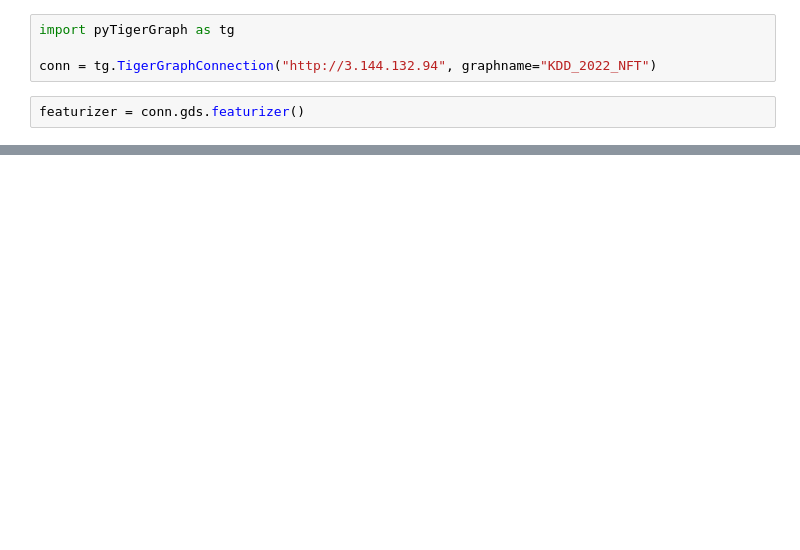
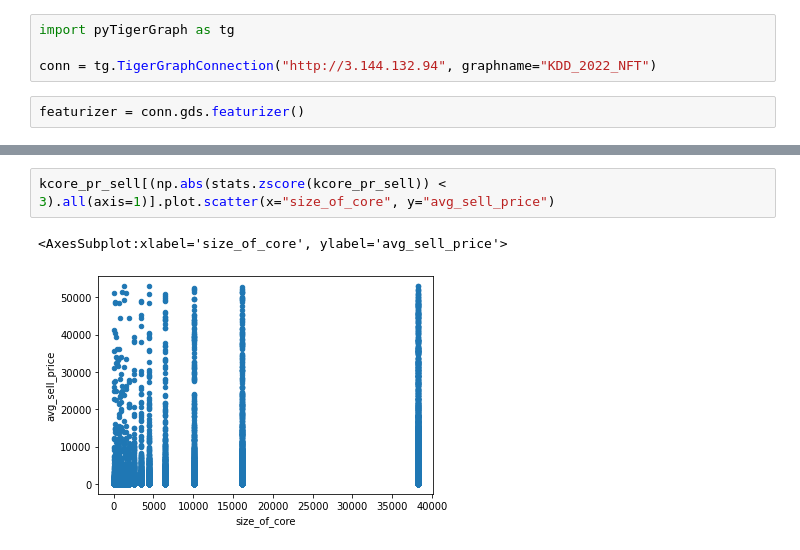
Before and after one commit to TigerGraph-DevLabs/kdd2022-tutorial, a Jupyter notebook: notebooks/graph_algorithms.ipynb, the cells around one changed output, grey strips where cells are left out. Cells and saved outputs as stored; diff of their text form; blank space fills up the shorter version.

```diff
--- a/notebooks/graph_algorithms.ipynb
+++ b/notebooks/graph_algorithms.ipynb
@@ -35,0 +220,5 @@ ConnectionError: Failed to create global schema change jobs: [add_VERTEX_attr_DL
+# %%
+kcore_pr_sell[(np.abs(stats.zscore(kcore_pr_sell)) < 3).all(axis=1)].plot.scatter(x="size_of_core", y="avg_sell_price")
+# %% [output]
+<AxesSubplot:xlabel='size_of_core', ylabel='avg_sell_price'>
+[figure, added]
```
Also changed, not shown: parts of 26 cells of this notebook, 2 other files.
